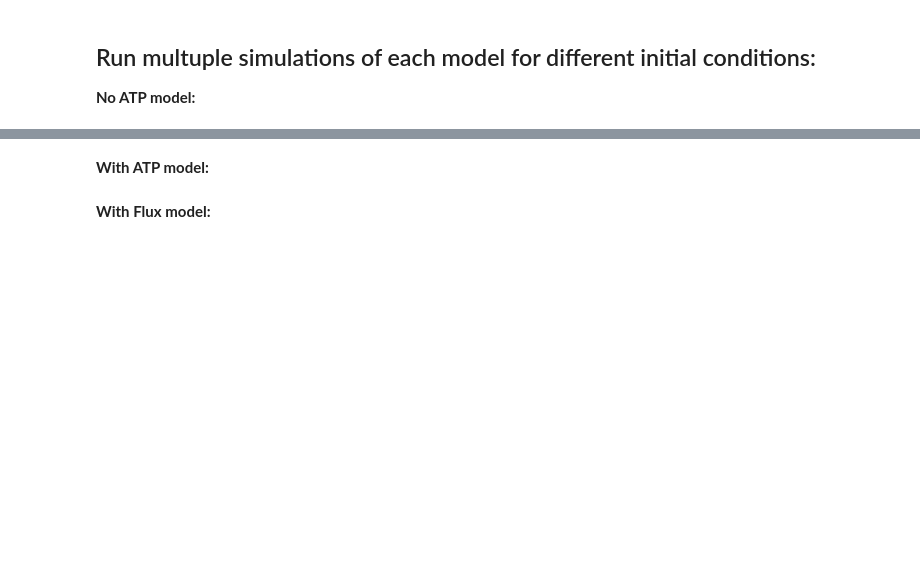
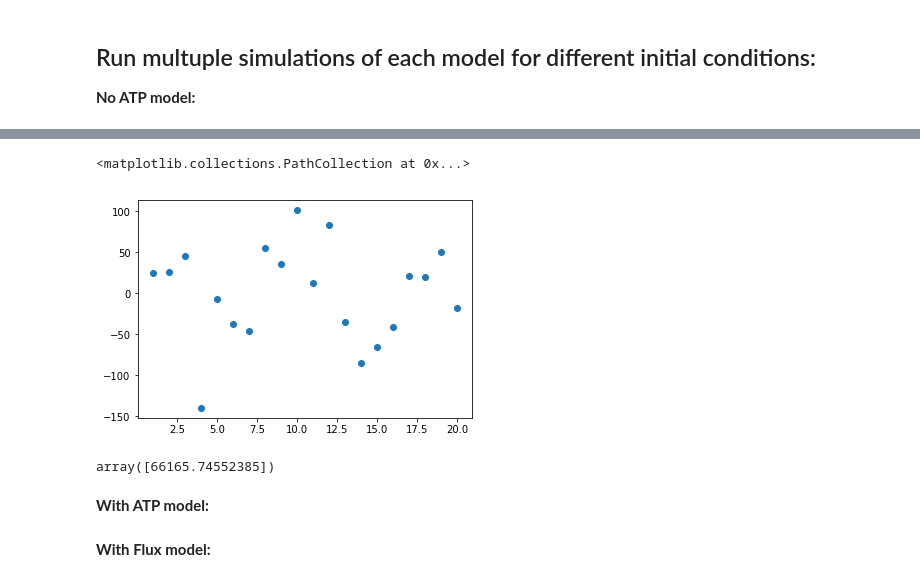
Before and after one commit to smorabit/screm, a Jupyter notebook: glycolysis.ipynb, the cells around one changed output, grey strips where cells are left out. Cells and saved outputs as stored; diff of their text form; code cells hidden in the pictures; blank space fills up the shorter version.

```diff
--- a/glycolysis.ipynb
+++ b/glycolysis.ipynb
@@ -411,3 +509,12 @@ for starting_glucose in [5, 10, 50, 100, 250, 500, 750, 1000]:
+# %%
+plt.scatter([i for i in range(1,21)],fit - time_means)
+# %% [output]
+<matplotlib.collections.PathCollection at 0x...>
+[figure, added]
+# %%
+residuals2
+# %% [output]
+array([66165.74552385])
 # %% [markdown]
 **With ATP model:**
 # %%
```
Also changed, not shown: parts of 11 cells of this notebook.
